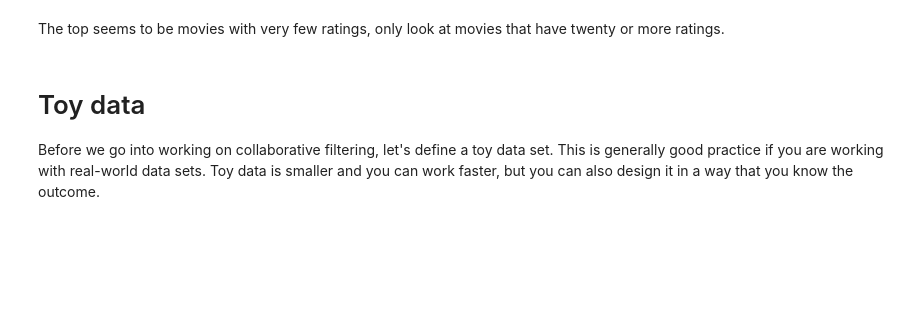
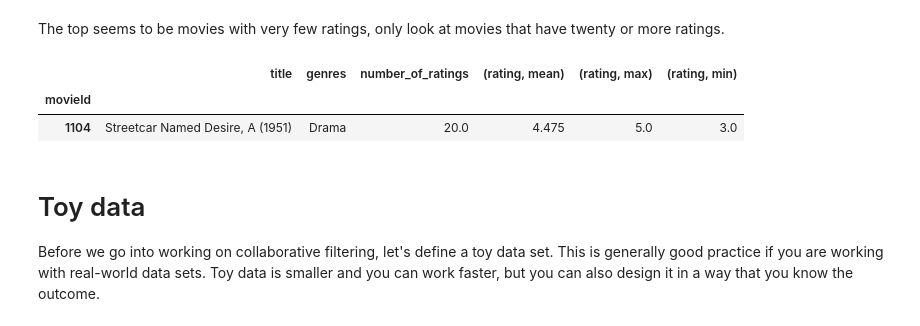
Before and after one commit to DOMEscho/saki-recommender-system, a Jupyter notebook: SAKI_reco_exercise.ipynb, the cells around one changed output. Saved outputs shown, nothing was run; the diff lists cells and outputs as text; code cells hidden in the pictures; blank space fills up the shorter version.

```diff
--- a/SAKI_reco_exercise.ipynb
+++ b/SAKI_reco_exercise.ipynb
@@ -170,3 +226,10 @@ The top seems to be movies with very few ratings, only look at movies that have
+# %%
+movies_xattr_suff = movies_extended2[movies_extended2.number_of_ratings >= 20]
+movies_xattr_suff[movies_xattr_suff[('rating', 'mean')] == movies_xattr_suff[('rating', 'mean')].max()]
+# %% [output]
+|  | title | genres | number_of_ratings | (rating, mean) | (rating, max) | (rating, min) |
+| movieId |  |  |  |  |  |  |
+| 1104 | Streetcar Named Desire, A (1951) | Drama | 20.0 | 4.475 | 5.0 | 3.0 |
 # %% [markdown]
 # Toy data
 
```
Also changed, not shown: parts of 17 cells of this notebook.
